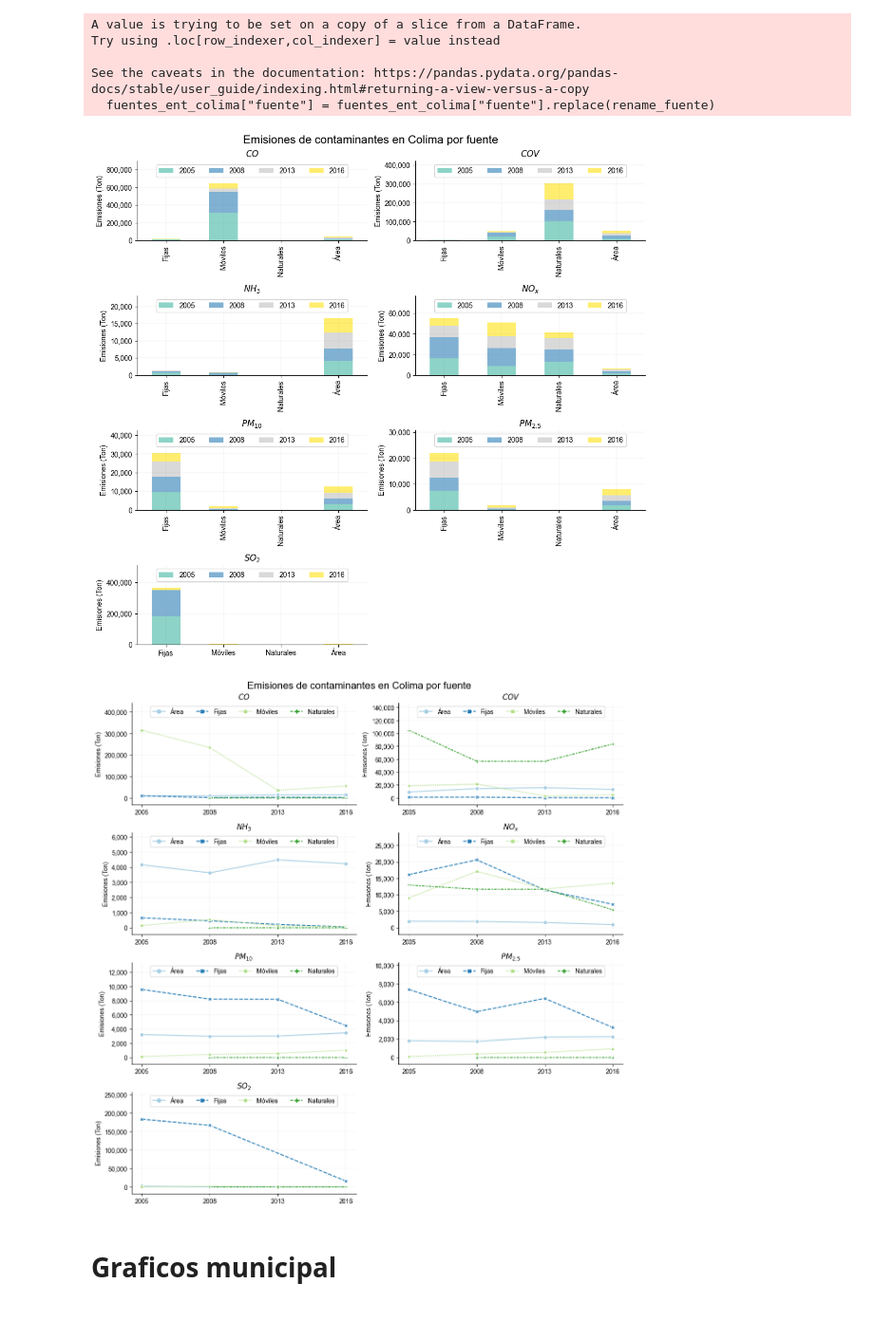
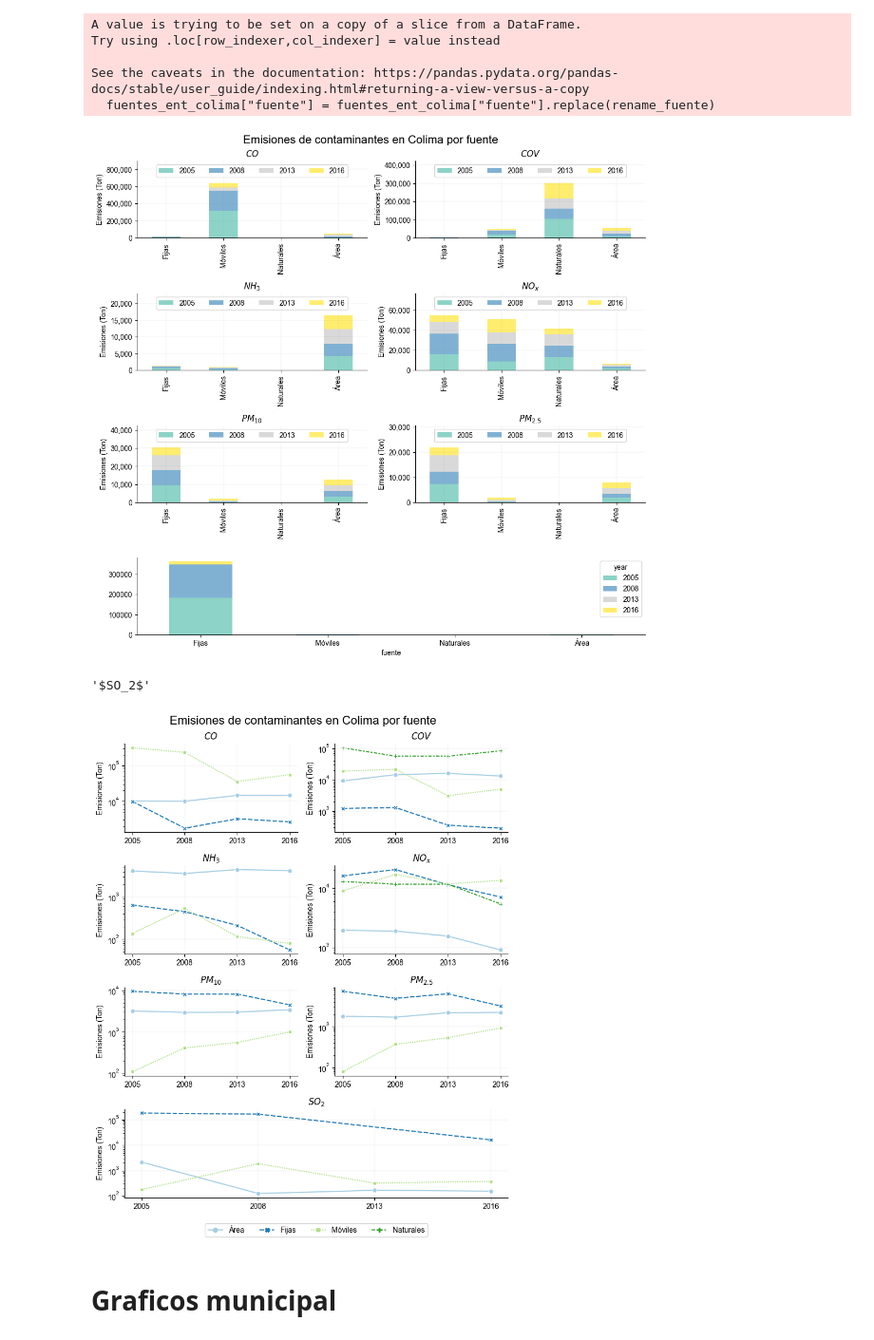
Before and after one commit to pcorner10/pronaces_analisis, a Jupyter notebook: INEM.ipynb, the cells around one changed output. Shown at 95% size. Drawn from its saved outputs; the diff is of its cells as text; code cells hidden in the pictures.

Commit message:
Final de INEM

```diff
--- a/INEM.ipynb
+++ b/INEM.ipynb
@@ -488,10 +488,14 @@ fig, ax = plt.subplots(figsize=(11, 11), ncols=2, nrows=4)
 col = 0
 row = 0
 
+gs = ax[3,0].get_gridspec()
+
 for emision, df in fuentes_ent_colima.groupby("emision"):
 
   df = df.pivot_table("emisiones","fuente","year", aggfunc="sum")
 
+  if emision == '$SO_2$':
+    continue
   ax[row, col].set_title(emision)
   df.plot(kind='bar', stacked=True, ax=ax[row, col],  colormap="Set3" )
 
@@ -510,69 +514,97 @@ for emision, df in fuentes_ent_colima.groupby("emision"):
   # set ylim 10% higher than max value in "emisiones" column
   ax[row, col].set_ylim(0, df.sum(axis=1).max() * 1.40)
 
+
   col += 1
   if col == 2:
     col = 0
     row += 1
 
+
+for axe in ax[3,:]:
+    axe.remove()
+
+axbig = fig.add_subplot(gs[3, :])
+
+df.plot(kind='bar', stacked=True, ax=axbig,  colormap="Set3" )
+
+
 # set title to figure
 fig.suptitle("Emisiones de contaminantes en Colima por fuente", fontsize=16)
-
-fig.delaxes(ax[3,1])
 plt.tight_layout()
 sns.despine()
 plt.xticks(rotation=0)
-plt.savefig("img/inem/emisiones_fuentes_colima_FIG3.png", dpi=300)
+#plt.savefig("img/inem/emisiones_fuentes_colima_FIG3.png", dpi=300)
 plt.show()
 # %% [output]
-[figure, old version]
+[figure, new version]
+# %%
+emision
+# %% [output]
+'$SO_2$'
 # %%
-fig, ax = plt.subplots(figsize=(12, 12), ncols=2, nrows=4)
+fig, ax = plt.subplots(figsize=(8, 10), ncols=2, nrows=4)
 
 col = 0
 row = 0
 
+gs = ax[3,0].get_gridspec()
+
 for emision, df in fuentes_ent_colima.groupby("emision"):
 
-  #df = df.pivot_table("emisiones","fuente","year", aggfunc="sum")
+  ax[row, col].set_title(emision, fontweight="bold")
 
-  ax[row, col].set_title(emision)
+  if emision == '$SO_2$':
+    continue
   sns.lineplot(data=df, x="year", y="emisiones", hue="fuente", style="fuente", markers=True, dashes=True, ax=ax[row, col], palette="Paired", sizes=(3, 6))
 
   # hide xlabel
   ax[row, col].set_xlabel("")
+  ax[row, col].set_yscale("log")
 
   ax[row, col].set_ylabel("Emisiones (Ton)")
 
-  ax[row, col].yaxis.set_major_formatter(ticker.FuncFormatter(lambda x, pos: '{:,.0f}'.format(x)))
+
 
   # make legend columns to 4 and loc to "upper center"
-  ax[row, col].legend(ncol=4, loc="upper center")
+  ax[row, col].legend().set_visible(False)
 
-  # set ylim 10% higher than max value in "emisiones" column
-  ax[row, col].set_ylim(-df["emisiones"].max() * 0.10, df["emisiones"].max() * 1.40)
   ax[row, col].grid(color='gray', linestyle='-', linewidth=0.1, alpha=0.7)
-
-  # remove ax[3,1] because it's empty
-  if row == 3 and col == 1:
-    ax[row, col].axis("off")
-
-
 
   col += 1
   if col == 2:
     col = 0
     row += 1
 
+for axe in ax[3,:]:
+    axe.remove()
+
+axbig = fig.add_subplot(gs[3, :])
+
+axbig.set_title(emision, fontweight="bold")
+sns.lineplot(data=df, x="year", y="emisiones", hue="fuente", style="fuente", markers=True, dashes=True, ax=axbig, palette="Paired", sizes=(3, 6))
+
+# set scale to log
+axbig.set_yscale("log")
+axbig.set_xlabel("")
+axbig.set_ylabel("Emisiones (Ton)")
+
+# set ylim 10% higher than max value in "emisiones" column
+axbig.grid(color='gray', linestyle='-', linewidth=0.1, alpha=0.7)
+axbig.legend(ncol=5, loc="upper center", bbox_to_anchor=(0.5, -0.25), fancybox=True)
+
+# Increase space between subplots
+fig.subplots_adjust(hspace=0.5)
+
+
 # set title as "Emisiones de contaminantes en Colima por sector"
 fig.suptitle("Emisiones de contaminantes en Colima por fuente", fontsize=16)
 sns.despine()
-fig.delaxes(ax[3,1])
 plt.tight_layout()
 plt.savefig("img/inem/emisiones_total_colima_por_sector_FIG4.png", dpi=300)
 plt.show()
 # %% [output]
-[figure, old version]
+[figure, new version]
 # %% [markdown]
 # Graficos municipal
 # %%
```
Also changed, not shown: parts of 11 cells of this notebook, 4 other files.
